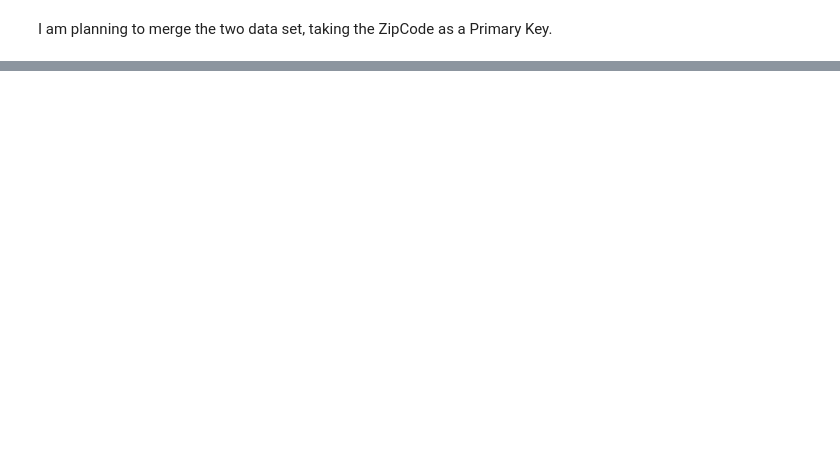
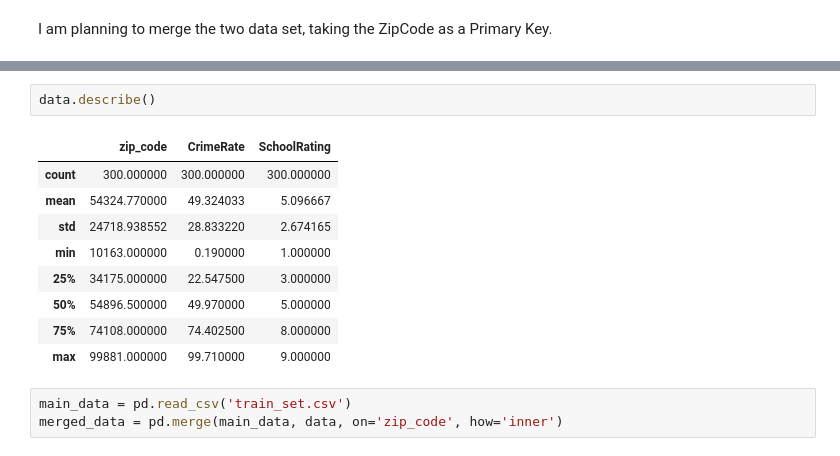
Before and after one commit to msdsyernar/CSME830, a Jupyter notebook: secondary.ipynb, the cells around one changed output, grey strips where cells are left out. Saved outputs shown, nothing was run; the diff lists cells and outputs as text; blank space fills up the shorter version.

```diff
--- a/secondary.ipynb
+++ b/secondary.ipynb
@@ -51,0 +61,15 @@ I am planning to merge the two data set, taking the ZipCode as a Primary Key.
+# %%
+data.describe()
+# %% [output]
+|  | zip_code | CrimeRate | SchoolRating |
+| count | 300.000000 | 300.000000 | 300.000000 |
+| mean | 54324.770000 | 49.324033 | 5.096667 |
+| std | 24718.938552 | 28.833220 | 2.674165 |
+| min | 10163.000000 | 0.190000 | 1.000000 |
+| 25% | 34175.000000 | 22.547500 | 3.000000 |
+| 50% | 54896.500000 | 49.970000 | 5.000000 |
+| 75% | 74108.000000 | 74.402500 | 8.000000 |
+| max | 99881.000000 | 99.710000 | 9.000000 |
+# %%
+main_data = pd.read_csv('train_set.csv')
+merged_data = pd.merge(main_data, data, on='zip_code', how='inner')
```
Also changed, not shown: parts of 13 cells of this notebook, 1 other file.
